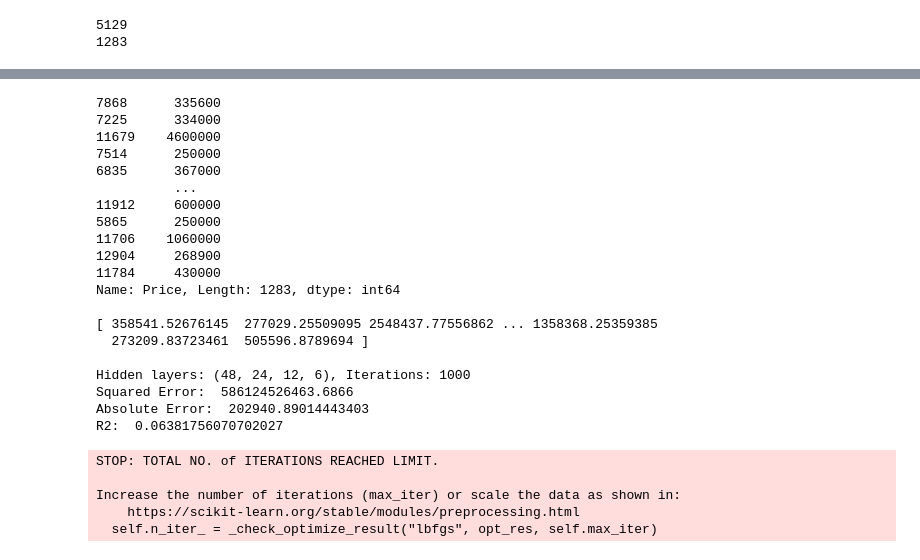
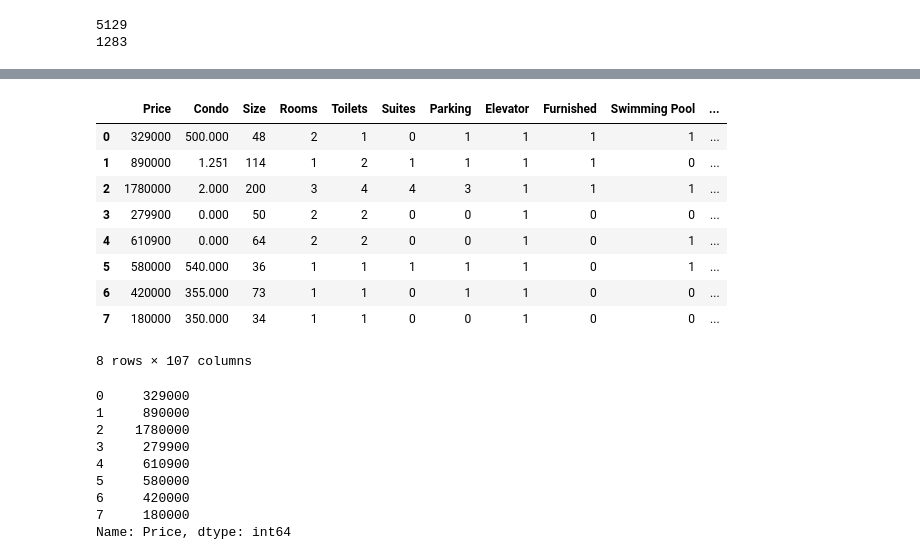
Before and after one commit to cesarnorena/fiap, a Jupyter notebook: neural-networks/checkpoint-02/apartment_rent_regression.ipynb, the cells around one changed output, grey strips where cells are left out. Cells and saved outputs as stored; diff of their text form; code cells hidden in the pictures.

Commit message:
Neural networks: checkpoint 02/03

```diff
--- a/neural-networks/checkpoint-02/apartment_rent_regression.ipynb
+++ b/neural-networks/checkpoint-02/apartment_rent_regression.ipynb
@@ -517,28 +368,0 @@ R2:  0.7804445354816147
-# %%
-build_mlp(x_train_scaled, x_test_scaled, y_train, y_test, (48, 24, 12, 6), 1000)
-# %% [output]
-7868      335600
-7225      334000
-11679    4600000
-7514      250000
-6835      367000
-          ...
-11912     600000
-5865      250000
-11706    1060000
-12904     268900
-11784     430000
-Name: Price, Length: 1283, dtype: int64
-
-[ 358541.52676145  277029.25509095 2548437.77556862 ... 1358368.25359385
-  273209.83723461  505596.8789694 ]
-
-Hidden layers: (48, 24, 12, 6), Iterations: 1000
-Squared Error:  586124526463.6866
-Absolute Error:  202940.89014443403
-R2:  0.06381756070702027
-STOP: TOTAL NO. of ITERATIONS REACHED LIMIT.
-
-Increase the number of iterations (max_iter) or scale the data as shown in:
-    https://scikit-learn.org/stable/modules/preprocessing.html
-  self.n_iter_ = _check_optimize_result("lbfgs", opt_res, self.max_iter)
@@ -544,0 +372,30 @@ Increase the number of iterations (max_iter) or scale the data as shown in:
+# %%
+# Dados reais
+website_df = pd.read_csv("website_aparmets_data_set.csv")
+website_df
+# %% [output]
+|  | Price | Condo | Size | Rooms | Toilets | Suites | Parking | Elevator | Furnished | Swimming Pool | ... |
+| 0 | 329000 | 500.000 | 48 | 2 | 1 | 0 | 1 | 1 | 1 | 1 | ... |
+| 1 | 890000 | 1.251 | 114 | 1 | 2 | 1 | 1 | 1 | 1 | 0 | ... |
+| 2 | 1780000 | 2.000 | 200 | 3 | 4 | 4 | 3 | 1 | 1 | 1 | ... |
+| 3 | 279900 | 0.000 | 50 | 2 | 2 | 0 | 0 | 1 | 0 | 0 | ... |
+| 4 | 610900 | 0.000 | 64 | 2 | 2 | 0 | 0 | 1 | 0 | 1 | ... |
+| 5 | 580000 | 540.000 | 36 | 1 | 1 | 1 | 1 | 1 | 0 | 1 | ... |
+| 6 | 420000 | 355.000 | 73 | 1 | 1 | 0 | 1 | 1 | 0 | 0 | ... |
+| 7 | 180000 | 350.000 | 34 | 1 | 1 | 0 | 0 | 1 | 0 | 0 | ... |
+8 rows × 107 columns
+# %%
+x2 = website_df.drop(["Price", "Condo"], axis=1)
+y2 = website_df["Price"]
+
+y2
+# %% [output]
+0     329000
+1     890000
+2    1780000
+3     279900
+4     610900
+5     580000
+6     420000
+7     180000
+Name: Price, dtype: int64
```
Also changed, not shown: parts of 57 cells of this notebook, 2 other files.
